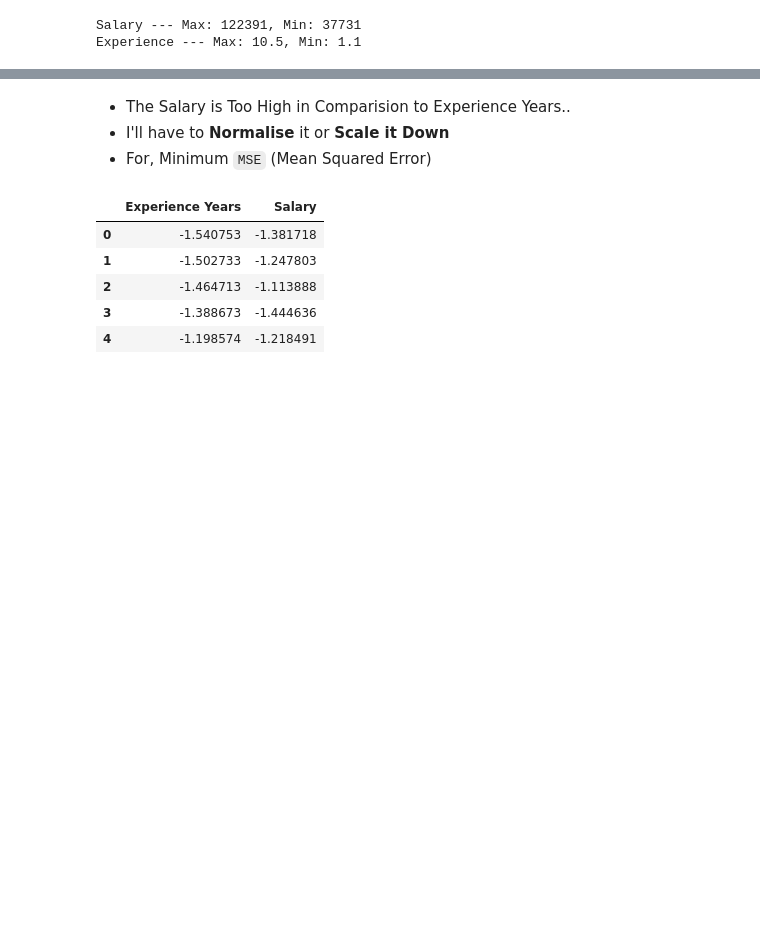
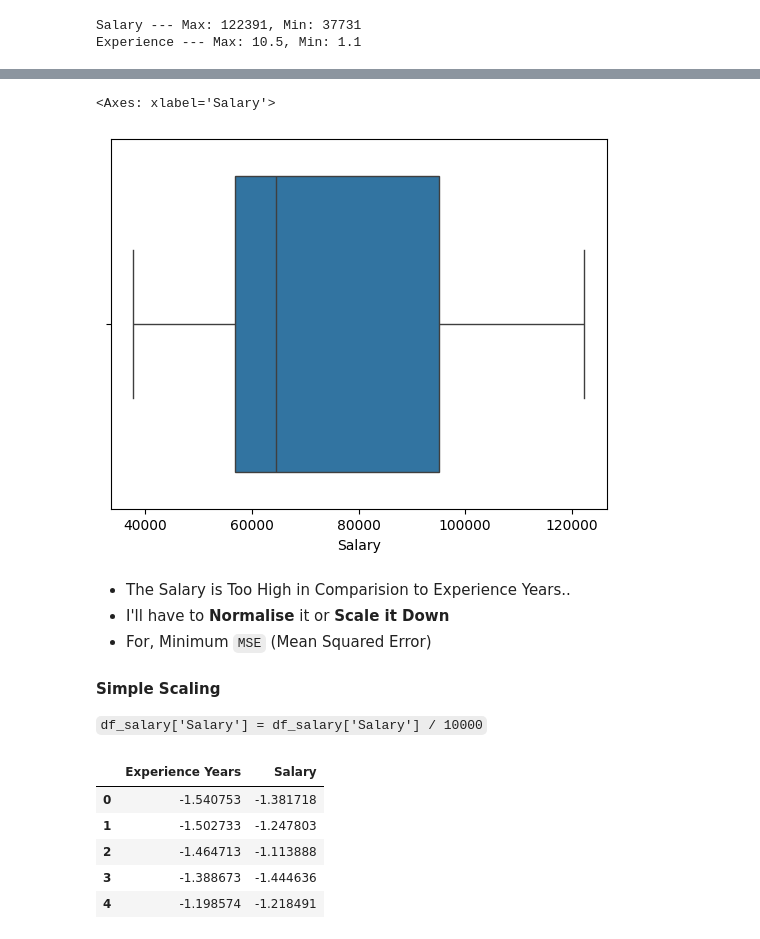
Before and after one commit to pri-cd/Internship-Python-Analytics, a Jupyter notebook: Introduction-1.ipynb, the cells around one changed output, grey strips where cells are left out. Saved outputs shown, nothing was run; the diff lists cells and outputs as text; code cells hidden in the pictures; blank space fills up the shorter version.

```diff
--- a/Introduction-1.ipynb
+++ b/Introduction-1.ipynb
@@ -116,5 +126,13 @@ Experience --- Max: 10.5, Min: 1.1
+# %%
+sns.boxplot(x=df_salary['Salary'])
+# %% [output]
+<Axes: xlabel='Salary'>
+[figure, added]
 # %% [markdown]
 - The Salary is Too High in Comparision to Experience Years..
 - I'll have to **Normalise** it or **Scale it Down**
 - For, Minimum `MSE` (Mean Squared Error)
+
+#### **Simple Scaling**
+`df_salary['Salary'] = df_salary['Salary'] / 10000`
 # %%
```
Also changed, not shown: parts of 6 cells of this notebook.
